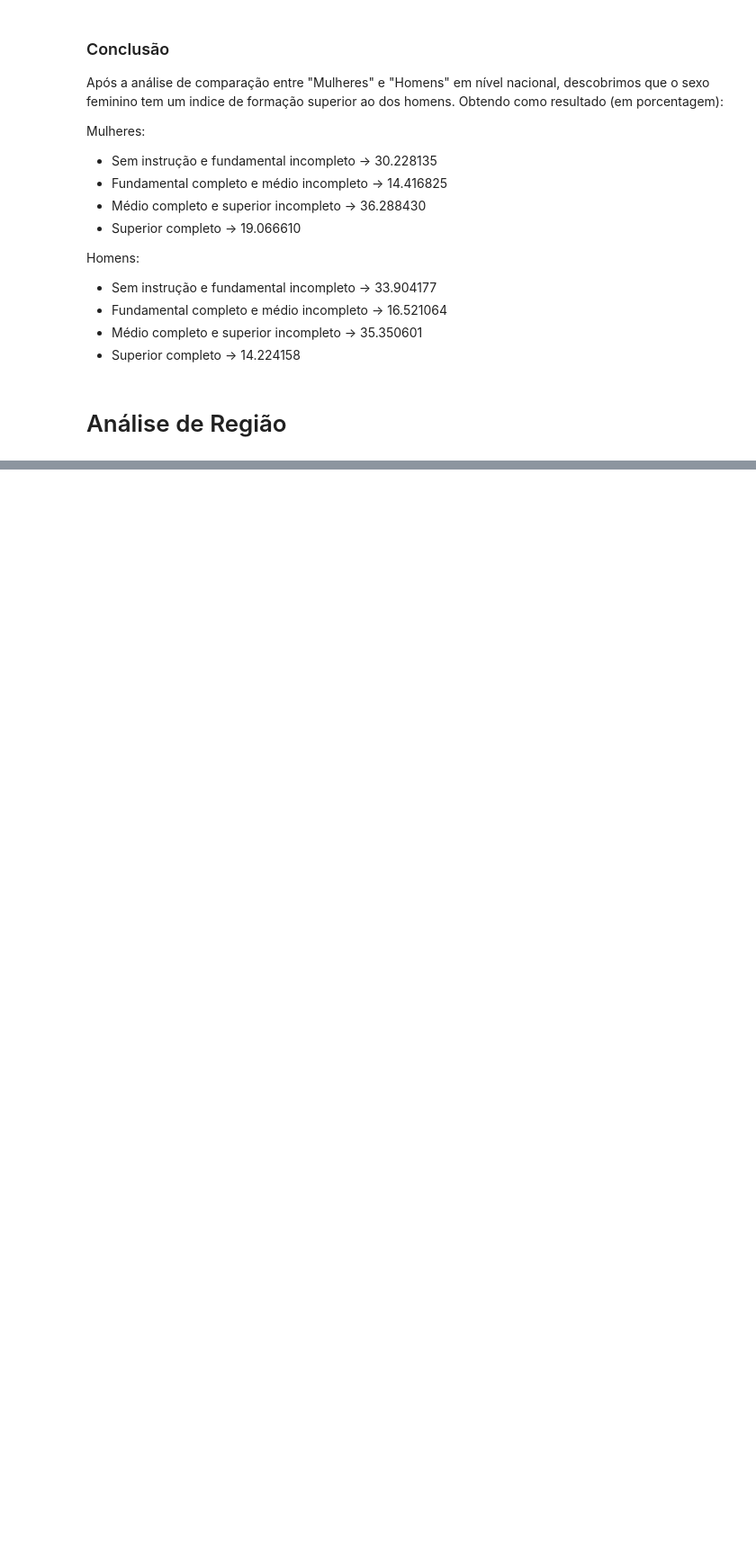
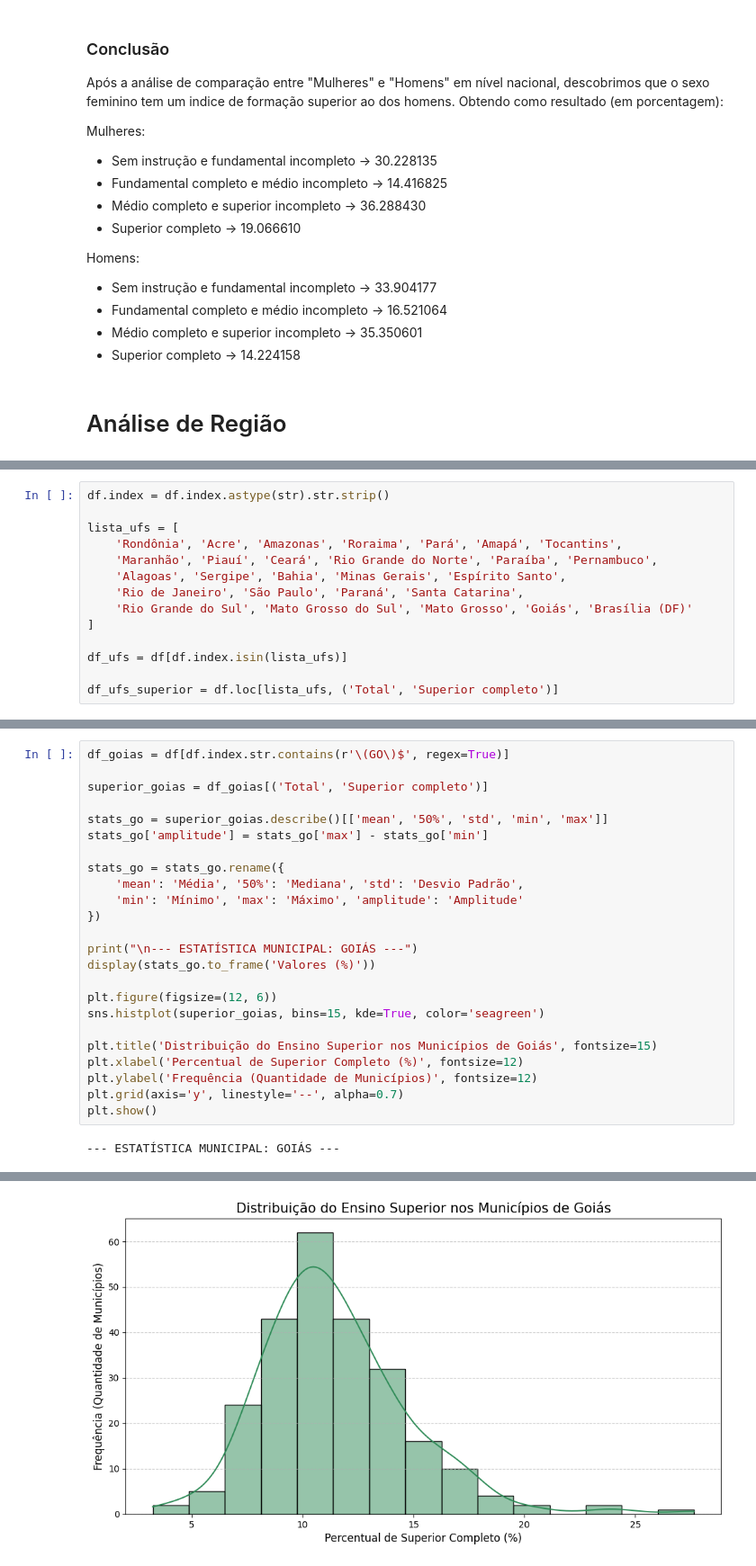
Before and after one commit to danilotavares-dev/metodos-quantitativos-analise-escolaridadeBR, a Jupyter notebook: nivel_escolaridade.ipynb, the cells around one changed output, grey strips where cells are left out. Shown at 90% size. Saved outputs shown, nothing was run; the diff lists cells and outputs as text; blank space fills up the shorter version.

```diff
--- a/nivel_escolaridade.ipynb
+++ b/nivel_escolaridade.ipynb
@@ -125,0 +196,14 @@ regioes = ['Norte', 'Nordeste', 'Centro-Oeste', 'Sul', 'Sudeste']
+# %%
+df.index = df.index.astype(str).str.strip()
+
+lista_ufs = [
+    'Rondônia', 'Acre', 'Amazonas', 'Roraima', 'Pará', 'Amapá', 'Tocantins',
+    'Maranhão', 'Piauí', 'Ceará', 'Rio Grande do Norte', 'Paraíba', 'Pernambuco',
+    'Alagoas', 'Sergipe', 'Bahia', 'Minas Gerais', 'Espírito Santo',
+    'Rio de Janeiro', 'São Paulo', 'Paraná', 'Santa Catarina',
+    'Rio Grande do Sul', 'Mato Grosso do Sul', 'Mato Grosso', 'Goiás', 'Brasília (DF)'
+]
+
+df_ufs = df[df.index.isin(lista_ufs)]
+
+df_ufs_superior = df.loc[lista_ufs, ('Total', 'Superior completo')]
@@ -125,0 +309,26 @@ regioes = ['Norte', 'Nordeste', 'Centro-Oeste', 'Sul', 'Sudeste']
+# %%
+df_goias = df[df.index.str.contains(r'\(GO\)$', regex=True)]
+
+superior_goias = df_goias[('Total', 'Superior completo')]
+
+stats_go = superior_goias.describe()[['mean', '50%', 'std', 'min', 'max']]
+stats_go['amplitude'] = stats_go['max'] - stats_go['min']
+
+stats_go = stats_go.rename({
+    'mean': 'Média', '50%': 'Mediana', 'std': 'Desvio Padrão',
+    'min': 'Mínimo', 'max': 'Máximo', 'amplitude': 'Amplitude'
+})
+
+print("\n--- ESTATÍSTICA MUNICIPAL: GOIÁS ---")
+display(stats_go.to_frame('Valores (%)'))
+
+plt.figure(figsize=(12, 6))
+sns.histplot(superior_goias, bins=15, kde=True, color='seagreen')
+
+plt.title('Distribuição do Ensino Superior nos Municípios de Goiás', fontsize=15)
+plt.xlabel('Percentual de Superior Completo (%)', fontsize=12)
+plt.ylabel('Frequência (Quantidade de Municípios)', fontsize=12)
+plt.grid(axis='y', linestyle='--', alpha=0.7)
+plt.show()
+# %% [output]
+--- ESTATÍSTICA MUNICIPAL: GOIÁS ---
@@ -125,0 +342 @@ regioes = ['Norte', 'Nordeste', 'Centro-Oeste', 'Sul', 'Sudeste']
+[figure, added]
```
Also changed, not shown: parts of 16 cells of this notebook, 4 other files.
